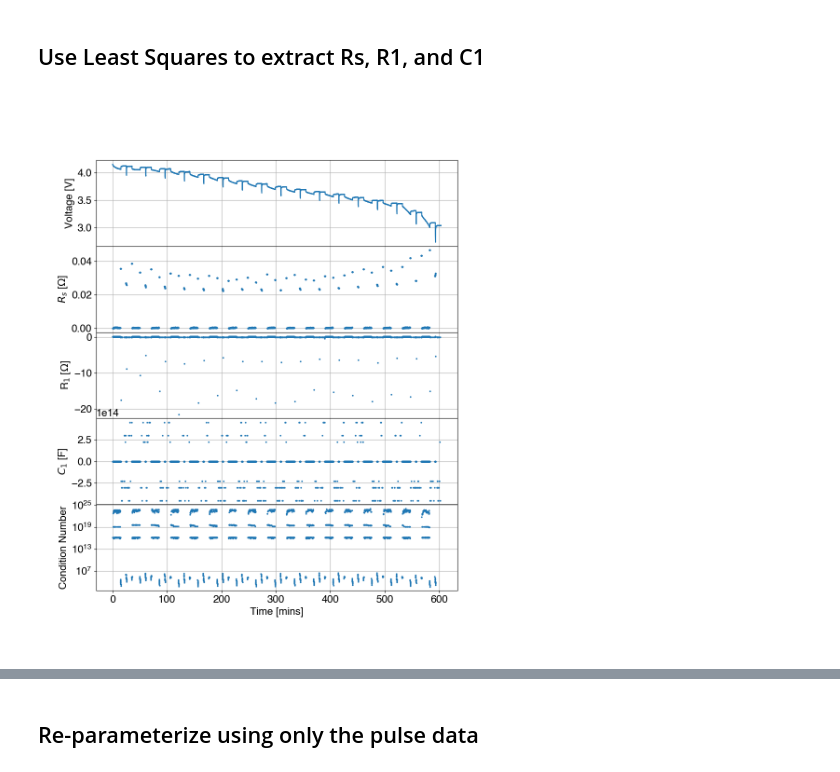
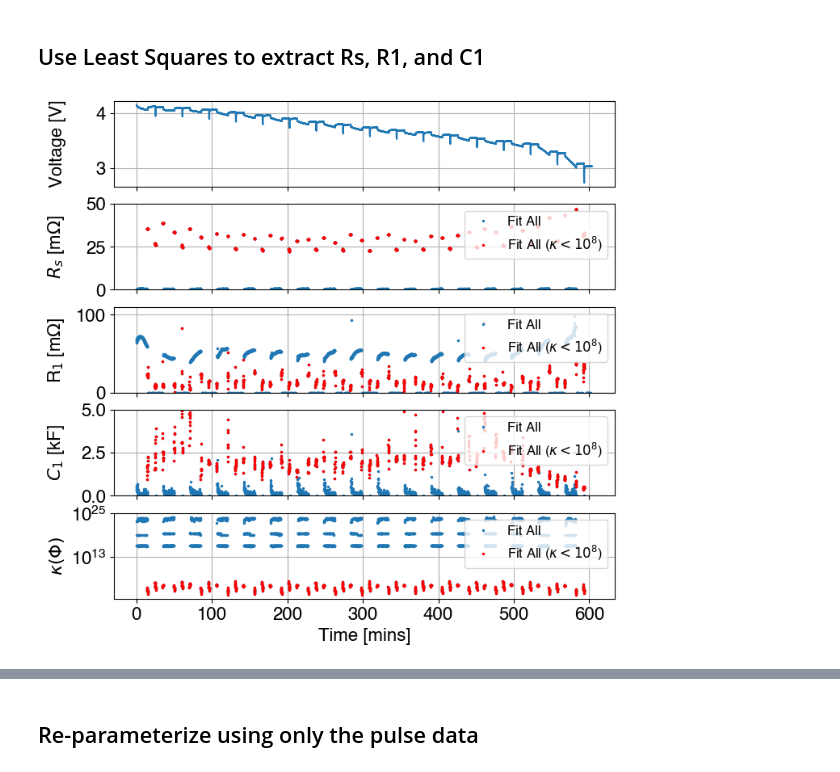
Before and after one commit to wengandrew/battery-digital-twin-from-scratch, a Jupyter notebook: notebooks/extract_parameters.ipynb, the cells around one changed output, grey strips where cells are left out. Saved outputs shown, nothing was run; the diff lists cells and outputs as text; code cells hidden in the pictures.

Commit message:
RC param extraction milestone

```diff
--- a/notebooks/extract_parameters.ipynb
+++ b/notebooks/extract_parameters.ipynb
@@ -179,7 +177,7 @@ for i in range(len(df_interp)):
     # Get window of data
     voltage_window = df_interp['Voltage [V]'].iloc[i:i+window_samples]
     current_window = df_interp['Current [A]'].iloc[i:i+window_samples]
-    ocv_window = df_interp['OCV [V]'].iloc[i:i+window_samples]
+    ocv_window     = df_interp['OCV [V]'].iloc[i:i+window_samples]
 
     # Call least squares on the window
     rs, r1, c1, cond_num = fit.least_squares(voltage_window,
@@ -193,95 +191,58 @@ for i in range(len(df_interp)):
     time_params_s.append(i * dt)
     soc_param.append(df_interp['SOC'].iloc[i])
     current_param.append(df_interp['Current [A]'].iloc[i])
 
 time_params_s = np.array(time_params_s)
 soc_param = np.array(soc_param)
 current_param = np.array(current_param)
 
+good_indices = params_mat[:, 3] < 1e8
+filtered_time = time_params_s[good_indices]
+filtered_soc = soc_param[good_indices]
+filtered_params = params_mat[good_indices]
 
 # See what the data looks like before any filtering based on condition number
 fig, (ax0, ax1, ax2, ax3, ax4) = plt.subplots(5, 1,
-                                              figsize=(10, 12), sharex=True)
-plt.subplots_adjust(hspace=0.0)
+                                              figsize=(8, 8), sharex=True)
+plt.subplots_adjust(hspace=0.2)
 
 msz = 1.5
 
 # Plot voltage vs time
 ax0.plot(time_s2/60, df_interp['Voltage [V]'])
 ax0.set_ylabel('Voltage [V]')
 
 # Plot Rs
-ax1.plot(time_params_s/60, params_mat[:, 0], 'o', markersize=msz)
-ax1.set_ylabel(r'$R_s$ [$\Omega$]')
+ax1.plot(time_params_s/60, params_mat[:, 0]*1e3, 'o', markersize=msz, label='Fit All')
+ax1.plot(filtered_time/60, filtered_params[:, 0]*1e3, 'o', c='r', markersize=msz, label=r'Fit All ($\kappa < 10^8$)')
+ax1.set_ylabel(r'$R_s$ [m$\Omega$]')
+ax1.set_ylim((0,50))
+ax1.legend(fontsize=12, loc='upper right')
 
 # Plot R1
-ax2.plot(time_params_s/60, params_mat[:, 1], 'o', markersize=msz)
-ax2.set_ylabel(r'R$_1$ [$\Omega$]')
+ax2.plot(time_params_s/60, params_mat[:, 1]*1e3, 'o', markersize=msz, label='Fit All')
+ax2.plot(filtered_time/60, filtered_params[:, 1]*1e3, 'o', c='r', markersize=msz, label=r'Fit All ($\kappa < 10^8$)')
+ax2.set_ylabel(r'R$_1$ [m$\Omega$]')
+ax2.set_ylim((0,110))
+ax2.legend(fontsize=12, loc='upper right')
 
 # Plot C1
-ax3.plot(time_params_s/60, params_mat[:, 2], 'o', markersize=msz)
-ax3.set_ylabel(r'$C_1$ [F]')
+ax3.plot(time_params_s/60, params_mat[:, 2]*1e-3, 'o', markersize=msz, label='Fit All')
+ax3.plot(filtered_time/60, filtered_params[:, 2]*1e-3, 'o', c='r', markersize=msz, label=r'Fit All ($\kappa < 10^8$)')
+ax3.set_ylabel(r'$C_1$ [kF]')
+ax3.set_ylim((0,5))
+ax3.legend(fontsize=12, loc='upper right')
 
 # Plot condition number
-ax4.semilogy(time_params_s/60, params_mat[:, 3], 'o', markersize=msz)
-ax4.set_ylabel('Condition Number')
+ax4.semilogy(time_params_s/60, params_mat[:, 3], 'o', markersize=msz, label='Fit All')
+ax4.semilogy(filtered_time/60, filtered_params[:, 3], 'o', c='r', markersize=msz, label=r'Fit All ($\kappa < 10^8$)')
+ax4.set_ylabel(r'$\kappa(\Phi)$')
 ax4.set_xlabel('Time [mins]')
+ax4.legend(fontsize=12, loc='upper right')
 
+fig.align_ylabels()
 plt.show()
 
-# Filter data based on condition number threshold
-good_indices = params_mat[:, 3] < 1e8
-filtered_time = time_params_s[good_indices]
-filtered_soc = soc_param[good_indices]
-filtered_params = params_mat[good_indices]
-
-fig, (ax0, ax1, ax2, ax3, ax4) = plt.subplots(5, 1, figsize=(10, 12), sharex=True)
-plt.subplots_adjust(hspace=0.0)
-
-msz = 1.5
-
-# Plot voltage vs time
-ax0.plot(time_s2/60, df_interp['Voltage [V]'])
-ax0.set_ylabel('Voltage [V]')
-
-# Plot filtered Rs
-ax1.plot(filtered_time/60, filtered_params[:, 0], 'o', markersize=msz)
-ax1.set_ylabel(r'$R_s$ [$\Omega$]')
-
-# Plot filtered R1
-ax2.plot(filtered_time/60, filtered_params[:, 1], 'o', markersize=msz)
-ax2.set_ylabel(r'R$_1$ [$\Omega$]')
-
-# Plot filtered C1
-ax3.plot(filtered_time/60, filtered_params[:, 2], 'o', markersize=msz)
-ax3.set_ylabel(r'$C_1$ [F]')
-
-# Plot filtered condition number
-ax4.semilogy(filtered_time/60, filtered_params[:, 3], 'o', markersize=msz)
-ax4.set_ylabel('Condition Number')
-ax4.set_xlabel('Time [mins]')
-
-plt.show()
-
-
-# Plot against SOC
-fig, (ax1, ax2, ax3) = plt.subplots(3, 1, figsize=(10, 8), sharex=True)
-plt.subplots_adjust(hspace=0.0)
-
-msz = 1.5
-
-# Plot filtered Rs
-ax1.plot(filtered_soc, filtered_params[:, 0], 'o', markersize=msz)
-ax1.set_ylabel(r'$R_s$ [$\Omega$]')
-
-# Plot filtered R1
-ax2.plot(filtered_soc, filtered_params[:, 1], 'o', markersize=msz)
-ax2.set_ylabel(r'R$_1$ [$\Omega$]')
-
-# Plot filtered C1
-ax3.plot(filtered_soc, filtered_params[:, 2] * filtered_params[:, 1], 'o', markersize=msz)
-ax3.set_ylabel(r'$R_1\cdot C_1$ [F]')
-
-plt.show()
+plt.savefig('../output/figs/hppc_parameter_estimation_1.png', dpi=150)
 # %% [output]
-[figure, old version]
+[figure, new version]
```
Also changed, not shown: parts of 7 cells of this notebook, 6 other files.
